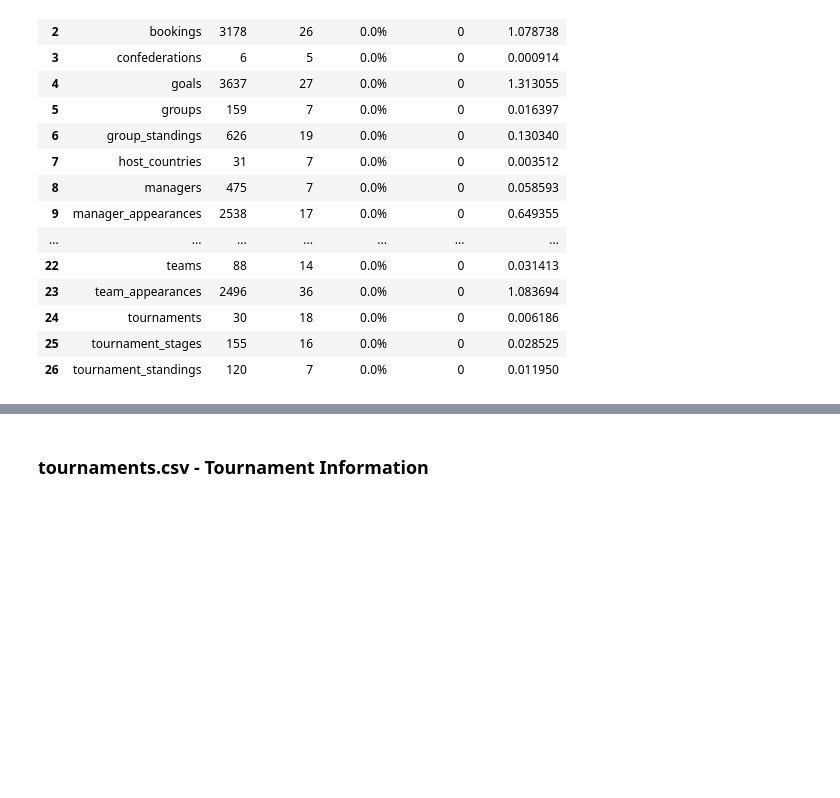
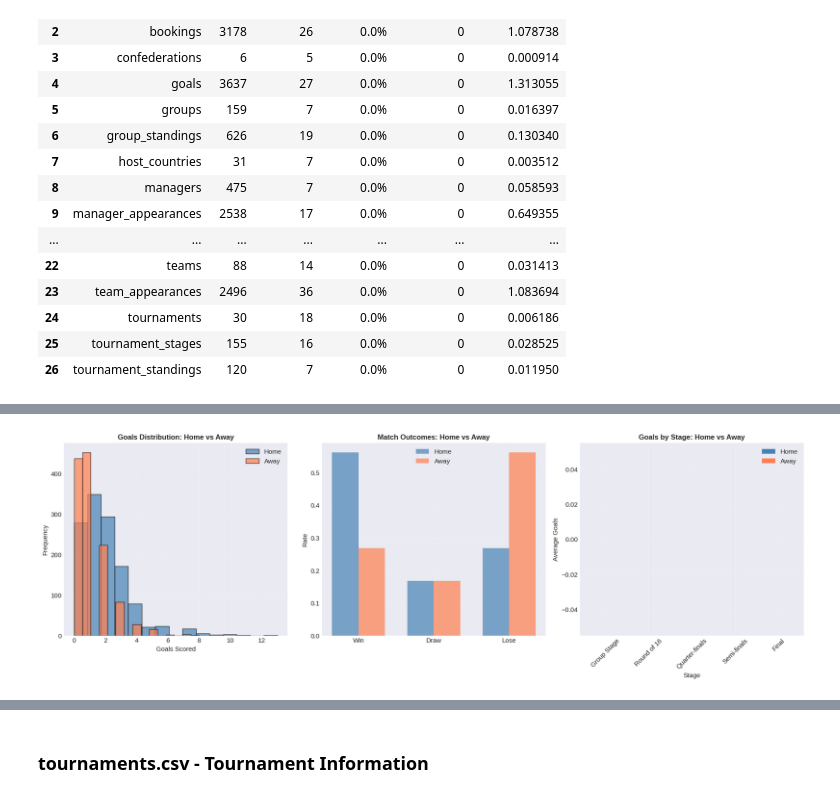
Before and after one commit to Atieng/World-Cup-2026-Goal-Prediction, a Jupyter notebook: index.ipynb, the cells around one changed output, grey strips where cells are left out. Drawn from its saved outputs; the diff is of its cells as text; code cells hidden in the pictures; blank space fills up the shorter version.

```diff
--- a/index.ipynb
+++ b/index.ipynb
@@ -118,0 +396,80 @@ DATA QUALITY REPORT:
+# %%
+# ============================================
+# CELL 4: Home vs Away Analysis
+# ============================================
+
+print("="*60)
+print("HOME vs AWAY PERFORMANCE")
+print("="*60)
+
+# Separate home and away data
+home_matches = team_app[team_app['home_team'] == True]
+away_matches = team_app[team_app['home_team'] == False]
+
+fig, axes = plt.subplots(1, 3, figsize=(18, 6))
+
+# 1. Goals distribution: Home vs Away
+ax1 = axes[0]
+ax1.hist(home_matches['goals_for'], bins=15, alpha=0.7, label='Home', color='steelblue', edgecolor='black')
+ax1.hist(away_matches['goals_for'], bins=15, alpha=0.7, label='Away', color='coral', edgecolor='black')
+ax1.set_title('Goals Distribution: Home vs Away', fontsize=12, fontweight='bold')
+ax1.set_xlabel('Goals Scored')
+ax1.set_ylabel('Frequency')
+ax1.legend()
+ax1.grid(True, alpha=0.3)
+
+# 2. Win rate comparison
+ax2 = axes[1]
+home_win_rate = home_matches['win'].mean()
+away_win_rate = away_matches['win'].mean()
+home_draw_rate = home_matches['draw'].mean()
+away_draw_rate = away_matches['draw'].mean()
+home_lose_rate = home_matches['lose'].mean()
+away_lose_rate = away_matches['lose'].mean()
+
+x = np.arange(3)
+width = 0.35
+ax2.bar(x - width/2, [home_win_rate, home_draw_rate, home_lose_rate], width,
+        label='Home', color='steelblue', alpha=0.7)
+ax2.bar(x + width/2, [away_win_rate, away_draw_rate, away_lose_rate], width,
+        label='Away', color='coral', alpha=0.7)
+ax2.set_xticks(x)
+ax2.set_xticklabels(['Win', 'Draw', 'Lose'])
+ax2.set_title('Match Outcomes: Home vs Away', fontsize=12, fontweight='bold')
+ax2.set_ylabel('Rate')
+ax2.legend()
+ax2.grid(True, alpha=0.3)
+
+# 3. Goals by stage: Home vs Away
+ax3 = axes[2]
+stage_order = ['Group Stage', 'Round of 16', 'Quarter-finals', 'Semi-finals', 'Final']
+home_goals_by_stage = []
+away_goals_by_stage = []
+for stage in stage_order:
+    home_goals_by_stage.append(home_matches[home_matches['stage_name'] == stage]['goals_for'].mean() if len(home_matches[home_matches['stage_name'] == stage]) > 0 else 0)
+    away_goals_by_stage.append(away_matches[away_matches['stage_name'] == stage]['goals_for'].mean() if len(away_matches[away_matches['stage_name'] == stage]) > 0 else 0)
+
+x = np.arange(len(stage_order))
+width = 0.35
+ax3.bar(x - width/2, home_goals_by_stage, width, label='Home', color='steelblue')
+ax3.bar(x + width/2, away_goals_by_stage, width, label='Away', color='coral')
+ax3.set_xticks(x)
+ax3.set_xticklabels(stage_order, rotation=45)
+ax3.set_title('Goals by Stage: Home vs Away', fontsize=12, fontweight='bold')
+ax3.set_xlabel('Stage')
+ax3.set_ylabel('Average Goals')
+ax3.legend()
+ax3.grid(True, alpha=0.3)
+
+plt.tight_layout()
+plt.show()
+
+print("\n📊 HOME vs AWAY STATISTICS:")
+print(f"  • Home goals per match: {home_matches['goals_for'].mean():.2f}")
+print(f"  • Away goals per match: {away_matches['goals_for'].mean():.2f}")
+print(f"  • Home advantage: {home_matches['goals_for'].mean() - away_matches['goals_for'].mean():.2f} goals")
+print(f"  • Home win rate: {home_win_rate*100:.1f}%")
+print(f"  • Away win rate: {away_win_rate*100:.1f}%")
+print(f"  • Home undefeated rate: {(home_win_rate + home_draw_rate)*100:.1f}%")
+print(f"  • Away undefeated rate: {(away_win_rate + away_draw_rate)*100:.1f}%")
+# %% [output]
@@ -118,0 +479 @@ DATA QUALITY REPORT:
+[figure, added]
```
Also changed, not shown: parts of 8 cells of this notebook.
